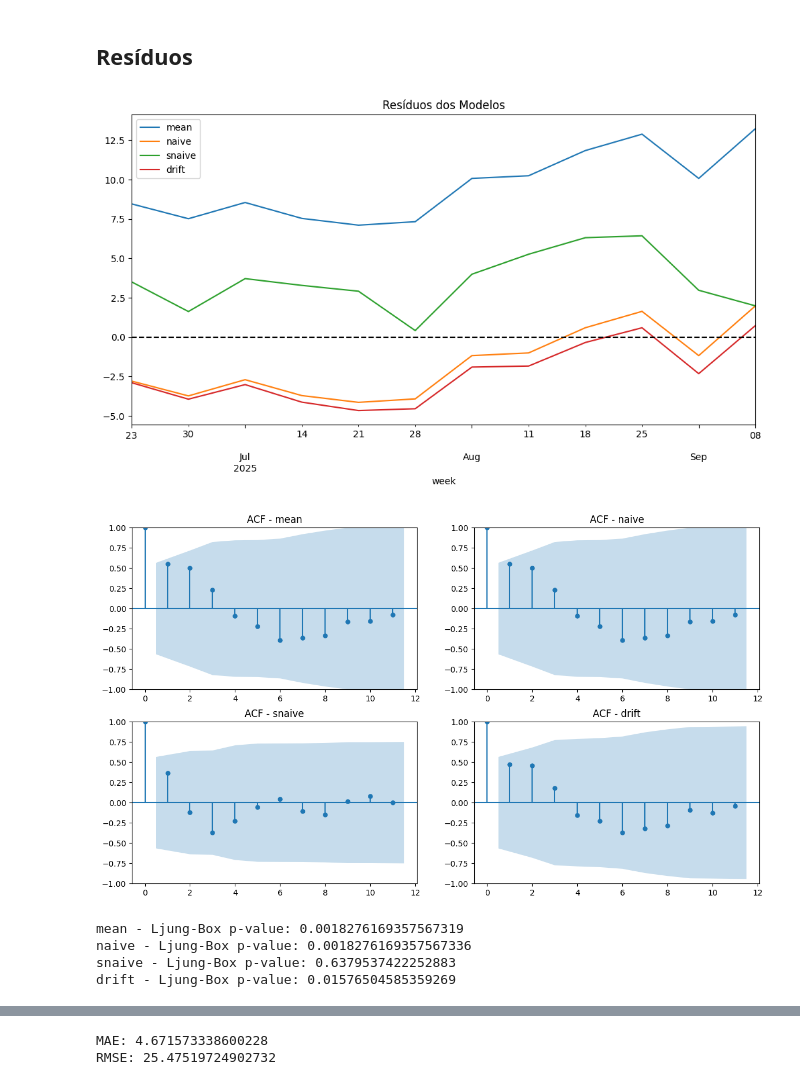
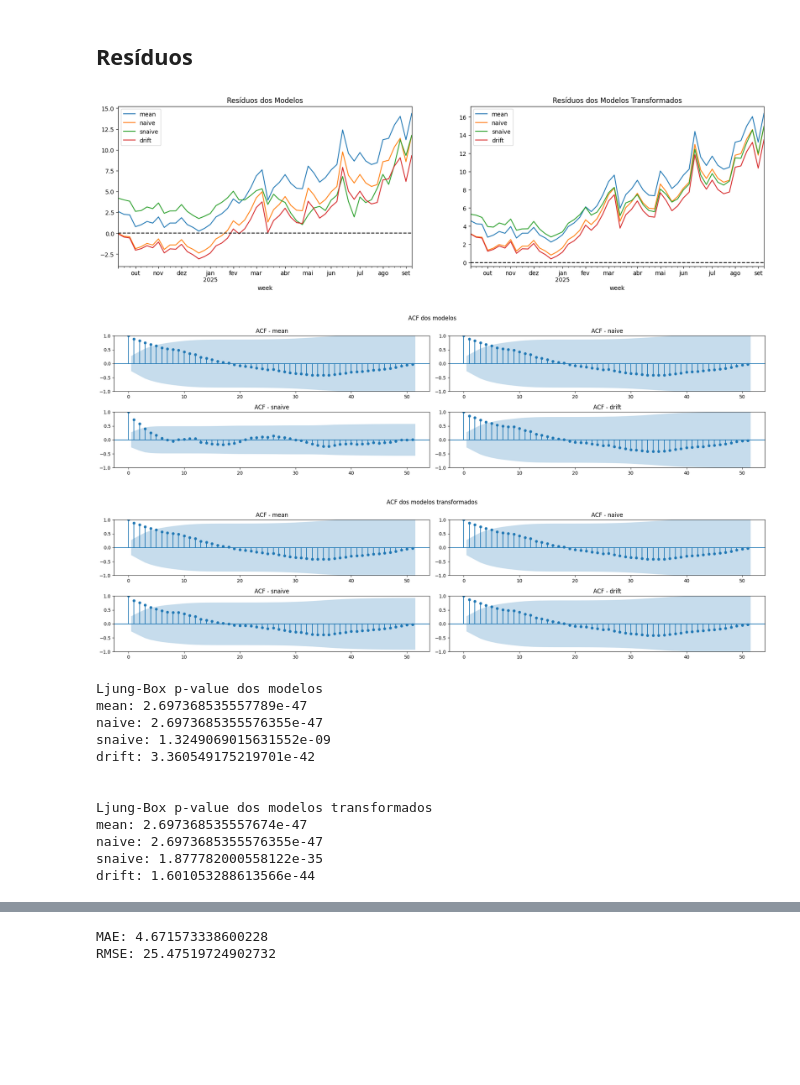
Before and after one commit to LeonardoAleee/analise_st, a Jupyter notebook: trabalho_a1.ipynb, the cells around one changed output, grey strips where cells are left out. Saved outputs shown, nothing was run; the diff lists cells and outputs as text; code cells hidden in the pictures; blank space fills up the shorter version.

Commit message:
feita avaliação dos residuos para os modelos transformados

```diff
--- a/trabalho_a1.ipynb
+++ b/trabalho_a1.ipynb
@@ -241,36 +242,76 @@ print(metrics_bc)
 ## Resíduos
 # %%
 residuos = {name: y_te - yhat for name, yhat in preds.items()}
+residuos_bc = {name: y_te - yhat for name, yhat in preds_bc.items()}
 # %%
-fig, ax = plt.subplots(figsize=(12, 6))
+fig, ax = plt.subplots(1, 2, figsize=(20, 5))
 
 for name, res in residuos.items():
-    res.plot(ax=ax, label=name)
+    res.plot(ax=ax[0], label=name)
 
-ax.axhline(0, color="black", linestyle="--")
-ax.set_title("Resíduos dos Modelos")
-ax.legend()
+for name, res in residuos_bc.items():
+    res.plot(ax=ax[1], label=name)
+
+ax[0].axhline(0, color="black", linestyle="--")
+ax[0].set_title("Resíduos dos Modelos")
+ax[0].legend()
+
+ax[1].axhline(0, color="black", linestyle="--")
+ax[1].set_title("Resíduos dos Modelos Transformados")
+ax[1].legend()
 
 plt.show()
 # %% [output]
-[figure, old version]
+[figure, new version]
 # %%
-fig, axes = plt.subplots(2, 2, figsize=(14, 8))
+fig, axes = plt.subplots(2, 2, figsize=(20, 5))
 
 for ax, (name, res) in zip(axes.flatten(), residuos.items()):
     plot_acf(res, lags=h-1, ax=ax)
     ax.set_title(f"ACF - {name}")
 
+plt.suptitle("ACF dos modelos")
+
+plt.tight_layout()
+
 plt.show()
+
+fig, axes = plt.subplots(2, 2, figsize=(20, 5))
+
+for ax, (name, res) in zip(axes.flatten(), residuos_bc.items()):
+    plot_acf(res, lags=h-1, ax=ax)
+    ax.set_title(f"ACF - {name}")
+
+plt.suptitle("ACF dos modelos transformados")
+
+plt.tight_layout()
+
+plt.show()
 # %% [output]
-[figure, old version]
+[figure, new version]
+[figure, added]
 # %%
+print("Ljung-Box p-value dos modelos")
 for name, res in residuos.items():
     lb_test = acorr_ljungbox(res, lags=[10], return_df=True)
-    print(f"{name} - Ljung-Box p-value: {lb_test["lb_pvalue"].values[0]}")
+    print(f"{name}: {lb_test["lb_pvalue"].values[0]}")
+
+print("\n")
+print("Ljung-Box p-value dos modelos transformados")
+for name, res in residuos_bc.items():
+    lb_test = acorr_ljungbox(res, lags=[10], return_df=True)
+    print(f"{name}: {lb_test["lb_pvalue"].values[0]}")
 # %% [output]
-mean - Ljung-Box p-value: 0.0018276169357567319
-naive - Ljung-Box p-value: 0.0018276169357567336
-snaive - Ljung-Box p-value: 0.6379537422252883
-drift - Ljung-Box p-value: 0.01576504585359269
+Ljung-Box p-value dos modelos
+mean: 2.697368535557789e-47
+naive: 2.6973685355576355e-47
+snaive: 1.3249069015631552e-09
+drift: 3.360549175219701e-42
+
+
+Ljung-Box p-value dos modelos transformados
+mean: 2.697368535557674e-47
+naive: 2.6973685355576355e-47
+snaive: 1.877782000558122e-35
+drift: 1.601053288613566e-44
 # %%
```
Also changed, not shown: parts of 7 cells of this notebook.
